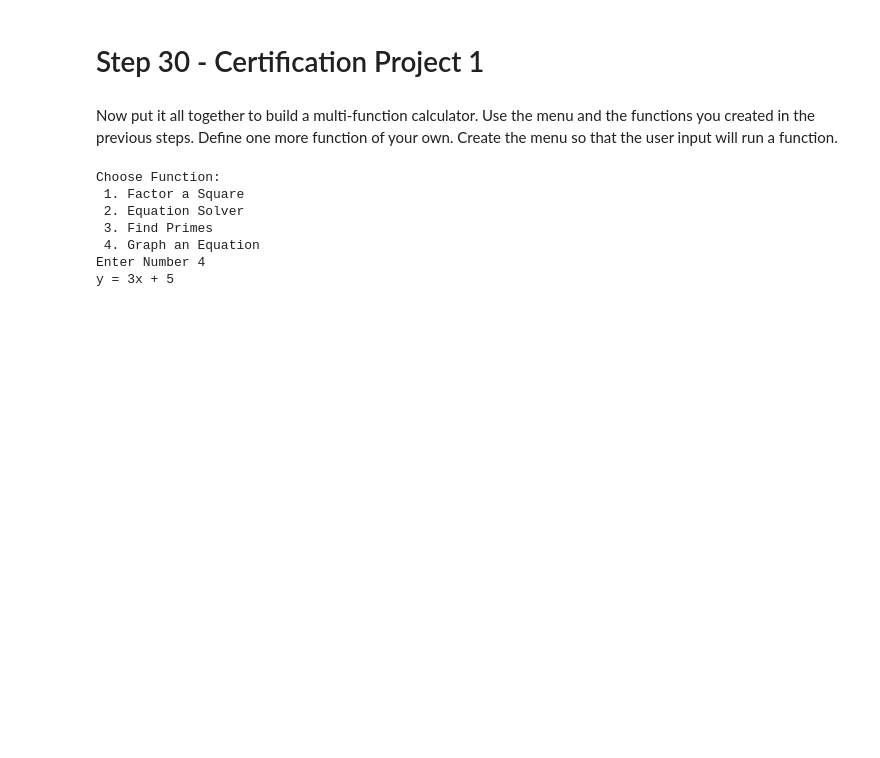
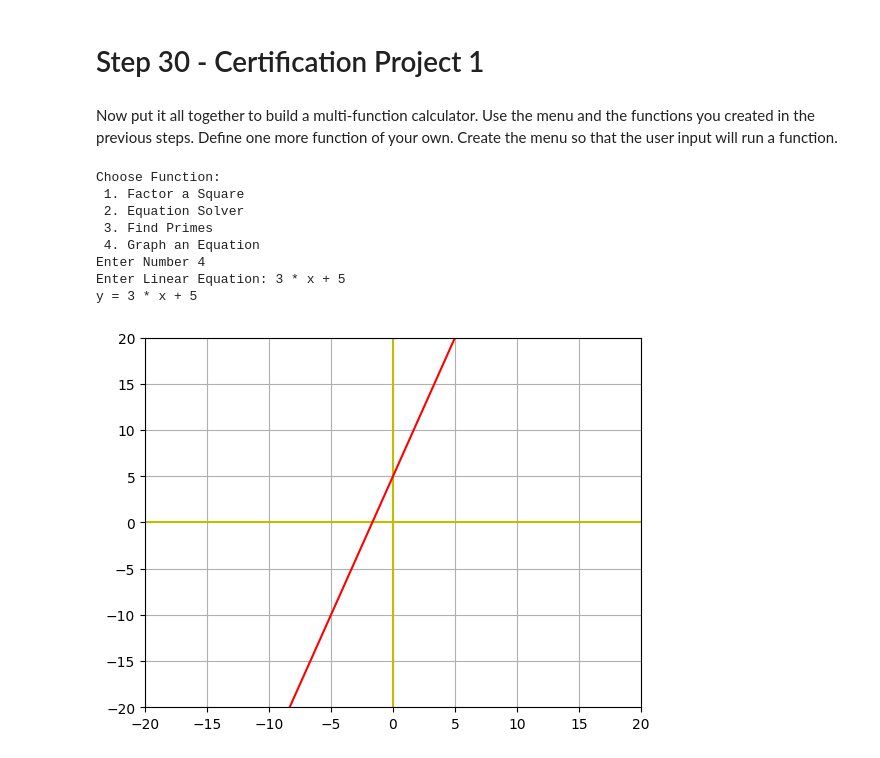
Before and after one commit to Anonymoususer5761/Anonymoususer5761, a Jupyter notebook: Foundational-Math-1.ipynb, the cells around one changed output. Cells and saved outputs as stored; diff of their text form; code cells hidden in the pictures; blank space fills up the shorter version.

```diff
--- a/Foundational-Math-1.ipynb
+++ b/Foundational-Math-1.ipynb
@@ -807,6 +807,7 @@ Now put it all together to build a multi-function calculator. Use the menu and t
 import math
 from sympy import *
 import matplotlib.pyplot as plt
+import numpy as np
 
 def factor_square():
   n = int(input("Factor the Square of : "))
@@ -843,10 +844,10 @@ def find_primes():
           print(test_factor)
 
 def plot_equation():
-  var('x y')
+  sym_x = symbols('x')
   equation = sympify(input("Enter Linear Equation: "))
-  m = equation.coeff(x)
-  b = equation.subs(x, 0)
+  m = equation.coeff(sym_x)
+  b = equation.subs(sym_x, 0)
 
   horizontal_range = [-20, 20]
   vertical_range = [-20, 20]
@@ -862,31 +863,33 @@ def plot_equation():
   ax.grid(True)
 
   plt.plot(x, y, 'r')
 
   plt.show()
 
 
 functions = {
     "1": factor_square,
     "2": algebra_solver,
     "3": find_primes,
     "4": plot_equation,
 }
 
 print("Choose Function: ")
 print(" 1. Factor a Square")
 print(" 2. Equation Solver")
 print(" 3. Find Primes")
 print(" 4. Graph an Equation")
 function_chosen = input("Enter Number ")
 functions[function_chosen]()
 
 # This step does not have test
 # %% [output]
 Choose Function:
  1. Factor a Square
  2. Equation Solver
  3. Find Primes
  4. Graph an Equation
 Enter Number 4
-y = 3x + 5
+Enter Linear Equation: 3 * x + 5
+y = 3 * x + 5
+[figure, added]
```
